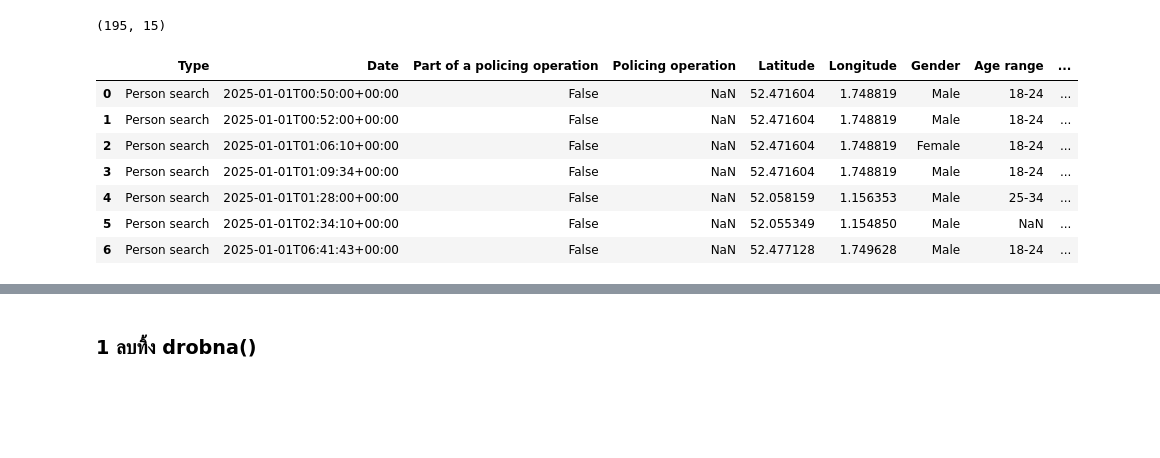
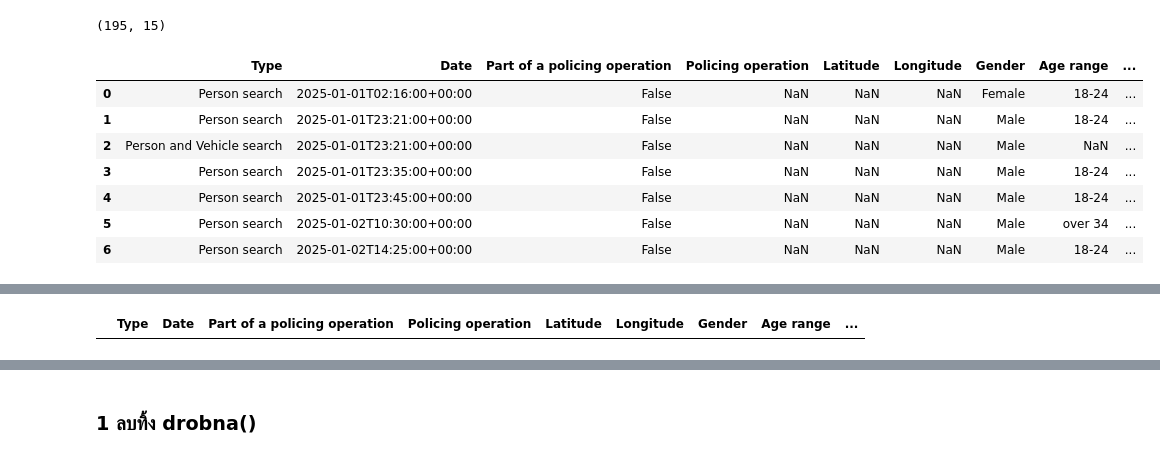
Before and after one commit to bbamknp2018/MSC_DPDM_2025, a Jupyter notebook: Data101_(dpdm24)_Chapter2.ipynb, the cells around one changed output, grey strips where cells are left out. Saved outputs shown, nothing was run; the diff lists cells and outputs as text; code cells hidden in the pictures; blank space fills up the shorter version.

```diff
--- a/Data101_(dpdm24)_Chapter2.ipynb
+++ b/Data101_(dpdm24)_Chapter2.ipynb
@@ -242,14 +242,14 @@ SS_df.shape
 # %% [output]
 (195, 15)
 # %%
-SS_df.head(7)
+SS_df1.head(7)
 # %% [output]
 |  | Type | Date | Part of a policing operation | Policing operation | Latitude | Longitude | Gender | Age range | ... |
-| 0 | Person search | 2025-01-01T00:50:00+00:00 | False | NaN | 52.471604 | 1.748819 | Male | 18-24 | ... |
-| 1 | Person search | 2025-01-01T00:52:00+00:00 | False | NaN | 52.471604 | 1.748819 | Male | 18-24 | ... |
-| 2 | Person search | 2025-01-01T01:06:10+00:00 | False | NaN | 52.471604 | 1.748819 | Female | 18-24 | ... |
-| 3 | Person search | 2025-01-01T01:09:34+00:00 | False | NaN | 52.471604 | 1.748819 | Male | 18-24 | ... |
-| 4 | Person search | 2025-01-01T01:28:00+00:00 | False | NaN | 52.058159 | 1.156353 | Male | 25-34 | ... |
-| 5 | Person search | 2025-01-01T02:34:10+00:00 | False | NaN | 52.055349 | 1.154850 | Male | NaN | ... |
-| 6 | Person search | 2025-01-01T06:41:43+00:00 | False | NaN | 52.477128 | 1.749628 | Male | 18-24 | ... |
+| 0 | Person search | 2025-01-01T02:16:00+00:00 | False | NaN | NaN | NaN | Female | 18-24 | ... |
+| 1 | Person search | 2025-01-01T23:21:00+00:00 | False | NaN | NaN | NaN | Male | 18-24 | ... |
+| 2 | Person and Vehicle search | 2025-01-01T23:21:00+00:00 | False | NaN | NaN | NaN | Male | NaN | ... |
+| 3 | Person search | 2025-01-01T23:35:00+00:00 | False | NaN | NaN | NaN | Male | 18-24 | ... |
+| 4 | Person search | 2025-01-01T23:45:00+00:00 | False | NaN | NaN | NaN | Male | 18-24 | ... |
+| 5 | Person search | 2025-01-02T10:30:00+00:00 | False | NaN | NaN | NaN | Male | over 34 | ... |
+| 6 | Person search | 2025-01-02T14:25:00+00:00 | False | NaN | NaN | NaN | Male | 18-24 | ... |
 # %%
@@ -261,3 +261,7 @@ SS_df.tail()
 | 91 | Person search | 2025-01-31T14:12:00+00:00 | False | NaN | NaN | NaN | Female | 10-17 | ... |
 | 92 | Person search | 2025-01-31T14:25:00+00:00 | False | NaN | NaN | NaN | Male | 10-17 | ... |
 | 93 | Person search | 2025-01-31T14:28:00+00:00 | False | NaN | NaN | NaN | Male | 10-17 | ... |
+# %%
+SS_df1.dropna()
+# %% [output]
+|  | Type | Date | Part of a policing operation | Policing operation | Latitude | Longitude | Gender | Age range | ... |
```
Also changed, not shown: parts of 11 cells of this notebook.
